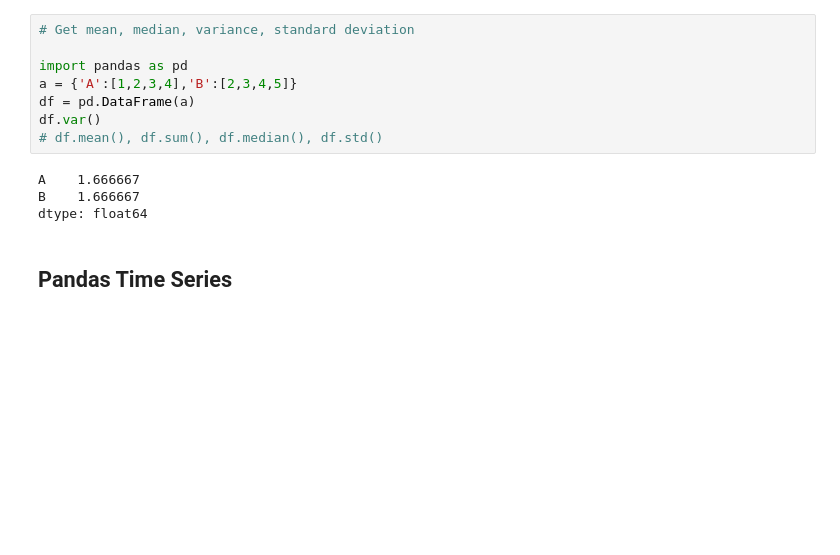
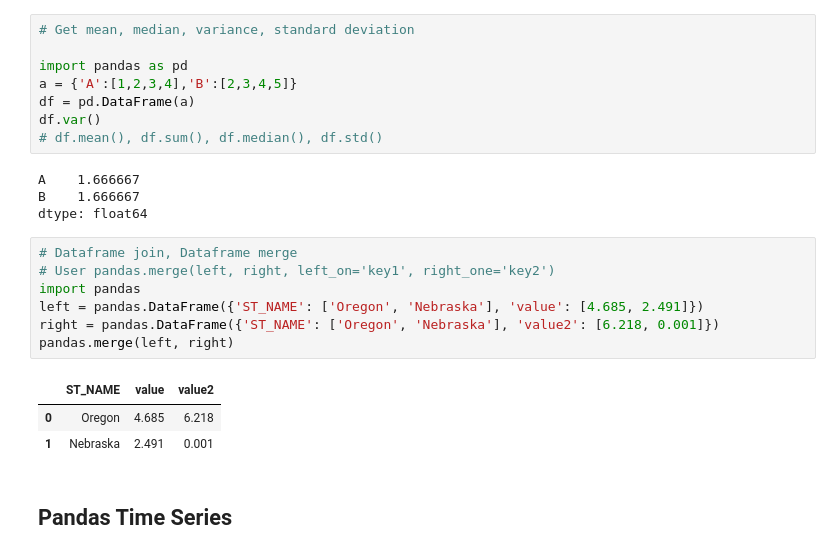
Before and after one commit to JustinNew/python, a Jupyter notebook: 000PythonSnippet.ipynb, the cells around one changed output. Cells and saved outputs as stored; diff of their text form; blank space fills up the shorter version.

```diff
--- a/000PythonSnippet.ipynb
+++ b/000PythonSnippet.ipynb
@@ -1582,6 +1592,17 @@ df.var()
 A    1.666667
 B    1.666667
 dtype: float64
+# %%
+# Dataframe join, Dataframe merge
+# User pandas.merge(left, right, left_on='key1', right_one='key2')
+import pandas
+left = pandas.DataFrame({'ST_NAME': ['Oregon', 'Nebraska'], 'value': [4.685, 2.491]})
+right = pandas.DataFrame({'ST_NAME': ['Oregon', 'Nebraska'], 'value2': [6.218, 0.001]})
+pandas.merge(left, right)
+# %% [output]
+|  | ST_NAME | value | value2 |
+| 0 | Oregon | 4.685 | 6.218 |
+| 1 | Nebraska | 2.491 | 0.001 |
 # %% [markdown]
 ## Pandas Time Series
 # %%
```
Also changed, not shown: parts of 1 cell of this notebook.
